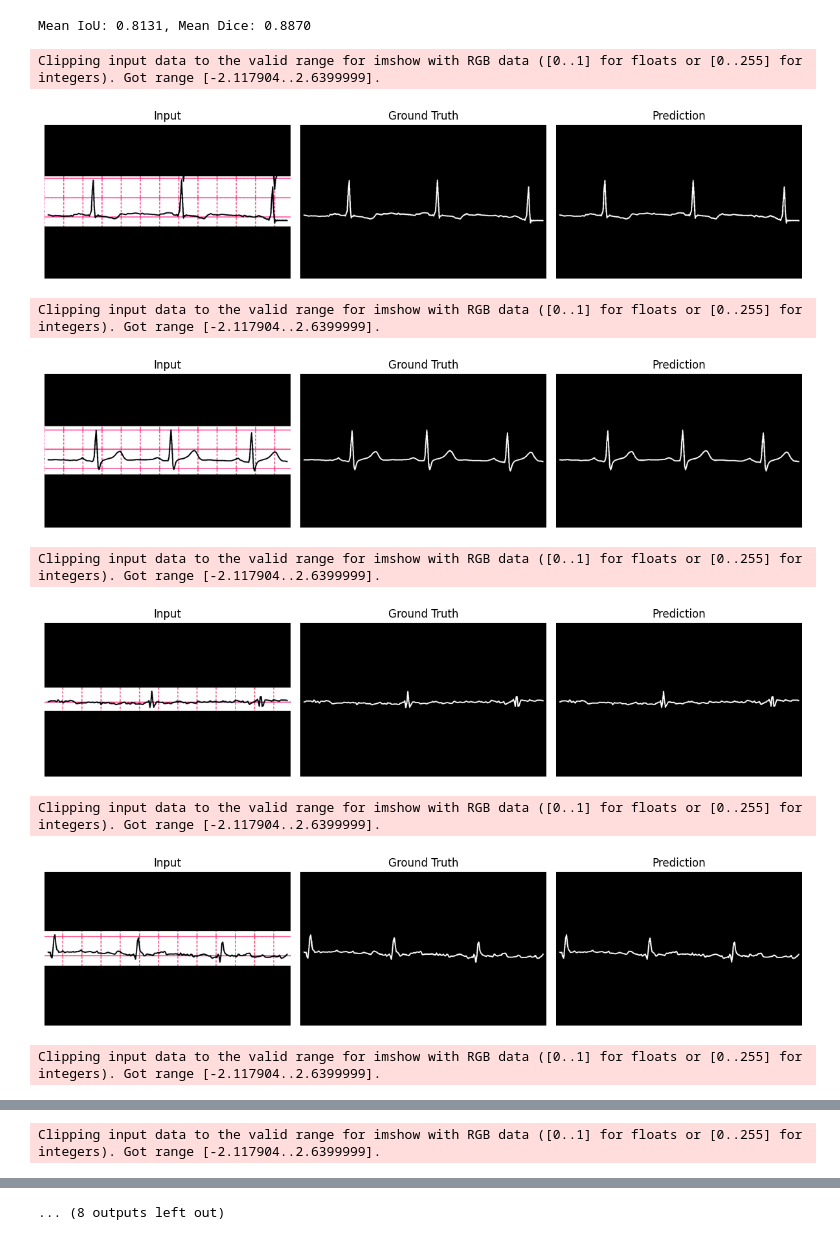
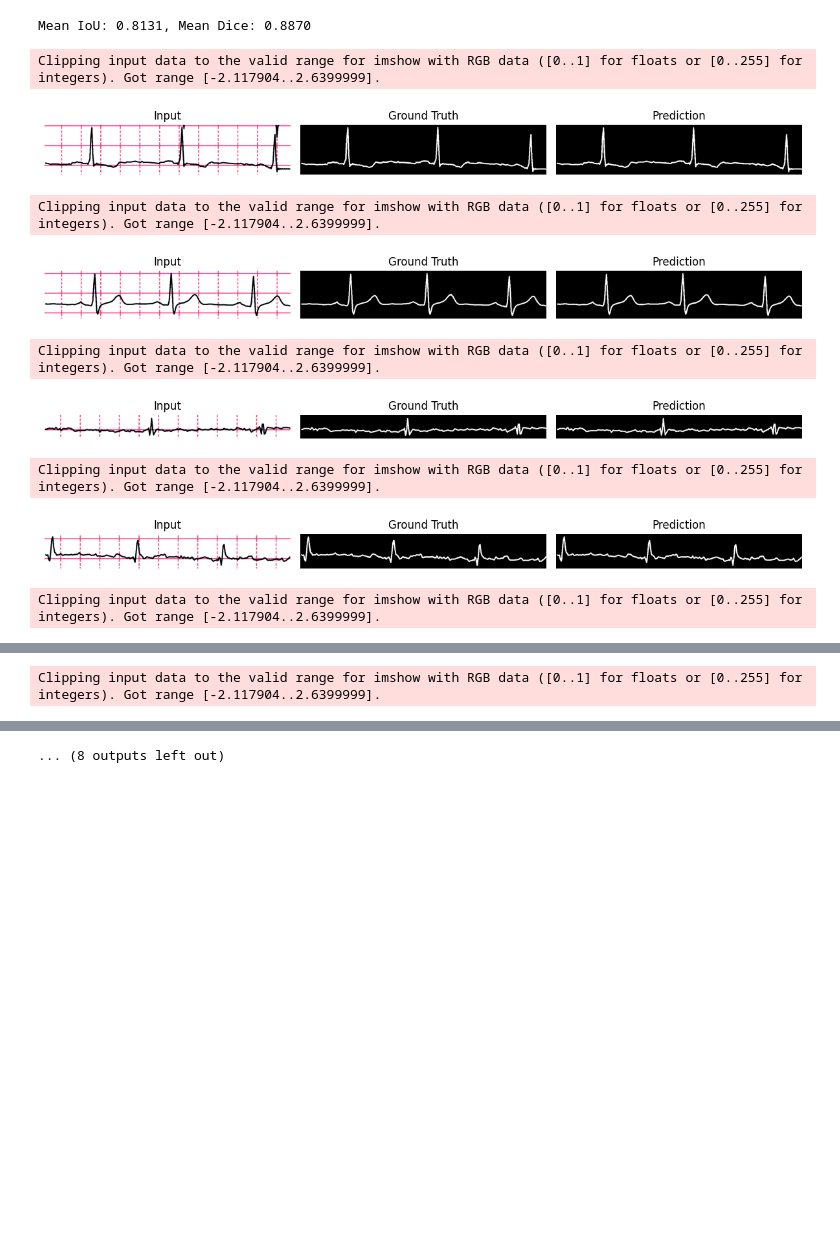
Before and after one commit to abdullah-mansoor3/ecg-digitization, a Jupyter notebook: wave-binary-mask/scripts/test.ipynb, the cells around one changed output, grey strips where cells are left out. Drawn from its saved outputs; the diff is of its cells as text; code cells hidden in the pictures; blank space fills up the shorter version.

```diff
--- a/wave-binary-mask/scripts/test.ipynb
+++ b/wave-binary-mask/scripts/test.ipynb
@@ -86,6 +66,8 @@ class ECGDataset(Dataset):
         if mask is None:
             raise ValueError(f"Mask failed to read: {mask_path}")
 
+        original_h, original_w = mask.shape
+
         # choose transform
         if self.augment:
             aug = self.train_transform(image=image, mask=mask)
@@ -95,7 +77,7 @@ class ECGDataset(Dataset):
         image = aug['image']
         mask  = aug['mask'].unsqueeze(0).float()  # [1,H,W]
 
-        return image, mask
+        return image, mask, (original_h, original_w)
 # %%
 # === Paths ===
 WEIGHTS_PATH = '../../models/unet-binary-masking.pth'  # Update if needed
@@ -182,52 +164,65 @@ evaluate(model, test_loader)
 Mean IoU: 0.8131, Mean Dice: 0.8870
 # %%
 # ---- Visualize & Save Predictions ----
-def visualize_and_save_predictions(model, dataloader, save_dir="./unet_results/test_preds", num_images=10):
+def center_crop(tensor, target_h, target_w):
+    _, h, w = tensor.shape
+    top = (h - target_h) // 2
+    left = (w - target_w) // 2
+    return tensor[:, top:top+target_h, left:left+target_w]
+
+
+def visualize_and_save_predictions(model, dataloader, device, save_dir="./unet_results/test_preds", num_images=10):
     os.makedirs(save_dir, exist_ok=True)
     model.eval()
     images_shown = 0
 
     with torch.no_grad():
-        for batch_idx, (images, masks) in enumerate(dataloader):
-            images, masks = images.to(DEVICE), masks.to(DEVICE)
-            outputs = torch.sigmoid(model(images)) > 0.5  # Binarize
+        for batch_idx, batch in enumerate(dataloader):
+            images, masks, sizes = batch
+            images, masks = images.to(device), masks.to(device)
+            outputs = torch.sigmoid(model(images)) > 0.5
 
             for i in range(images.shape[0]):
                 if images_shown >= num_images:
                     return
 
-                img = images[i].cpu()
-                true_mask = masks[i]
-                pred_mask = outputs[i].float()
+                h= int(sizes[0][0])
+                w = int(sizes[1][0])
 
-                # Save individual images
-                save_image(img, os.path.join(save_dir, f"{images_shown}_input.png"))
+                # center crop back to original size
+                input_img = center_crop(images[i].cpu(), h, w)
+                true_mask = center_crop(masks[i].cpu(), h, w)
+                pred_mask = center_crop(outputs[i].float().cpu(), h, w)
+
+
+                save_image(input_img, os.path.join(save_dir, f"{images_shown}_input.png"))
                 save_image(true_mask, os.path.join(save_dir, f"{images_shown}_gt.png"))
                 save_image(pred_mask, os.path.join(save_dir, f"{images_shown}_pred.png"))
 
-                # Optional: Display
+                # Optional plot
                 fig, axs = plt.subplots(1, 3, figsize=(12, 4))
-                axs[0].imshow(img.permute(1, 2, 0))
+                axs[0].imshow(input_img.permute(1, 2, 0))
                 axs[0].set_title("Input")
-                axs[1].imshow(true_mask[0].cpu(), cmap="gray")
+                axs[1].imshow(true_mask[0], cmap="gray")
                 axs[1].set_title("Ground Truth")
-                axs[2].imshow(pred_mask[0].cpu(), cmap="gray")
+                axs[2].imshow(pred_mask[0], cmap="gray")
                 axs[2].set_title("Prediction")
                 for ax in axs:
                     ax.axis('off')
                 plt.tight_layout()
                 plt.show()
 
                 images_shown += 1
 
-visualize_and_save_predictions(model, test_loader)
+
+visualize_and_save_predictions(model, test_loader, "cpu")
 # %% [output]
 Clipping input data to the valid range for imshow with RGB data ([0..1] for floats or [0..255] for integers). Got range [-2.117904..2.6399999].
-[figure, old version]
+[figure, new version]
 Clipping input data to the valid range for imshow with RGB data ([0..1] for floats or [0..255] for integers). Got range [-2.117904..2.6399999].
-[figure, old version]
+[figure, new version]
 Clipping input data to the valid range for imshow with RGB data ([0..1] for floats or [0..255] for integers). Got range [-2.117904..2.6399999].
-[figure, old version]
+[figure, new version]
 Clipping input data to the valid range for imshow with RGB data ([0..1] for floats or [0..255] for integers). Got range [-2.117904..2.6399999].
-[figure, old version]
+[figure, new version]
 Clipping input data to the valid range for imshow with RGB data ([0..1] for floats or [0..255] for integers). Got range [-2.117904..2.6399999].
```
Also changed, not shown: parts of 3 cells of this notebook, 33 other files.
